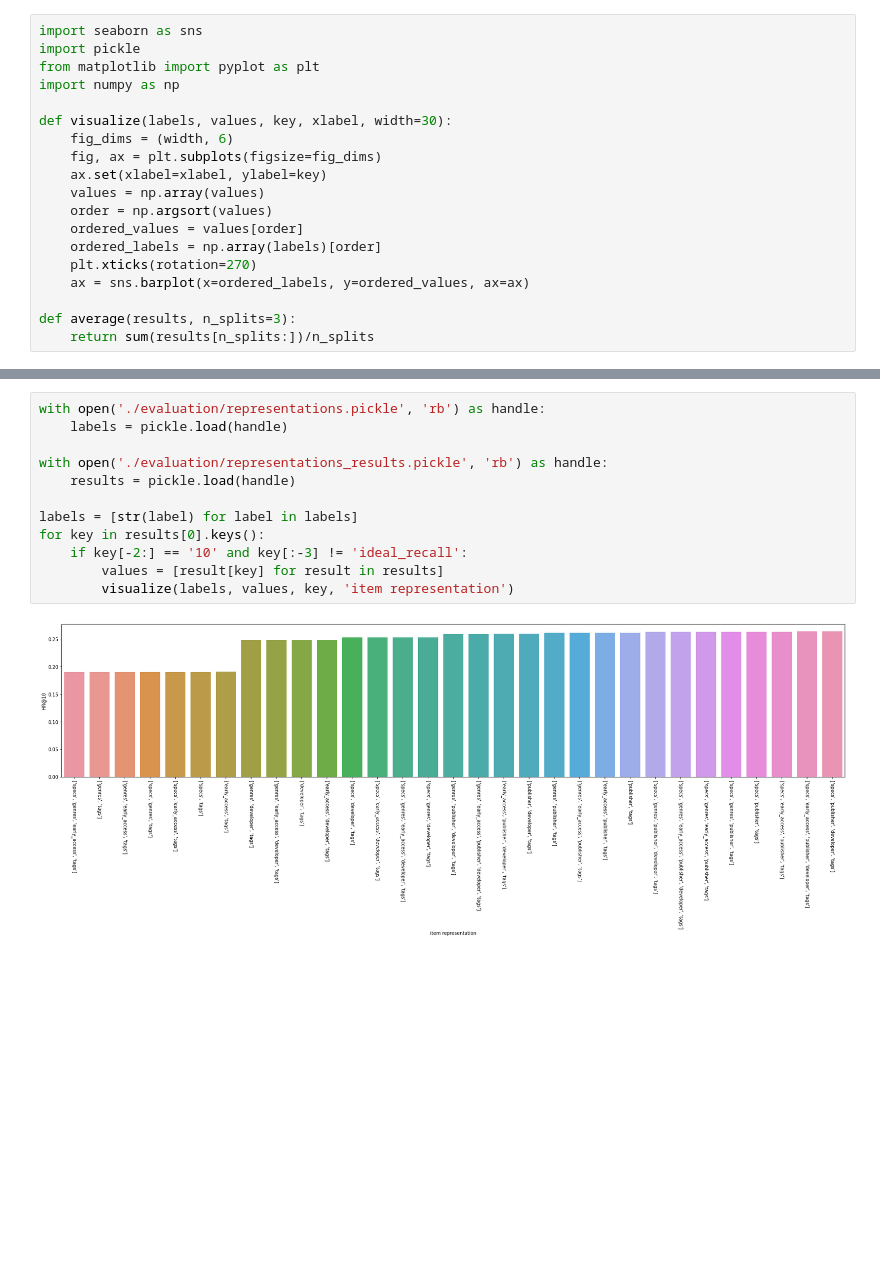
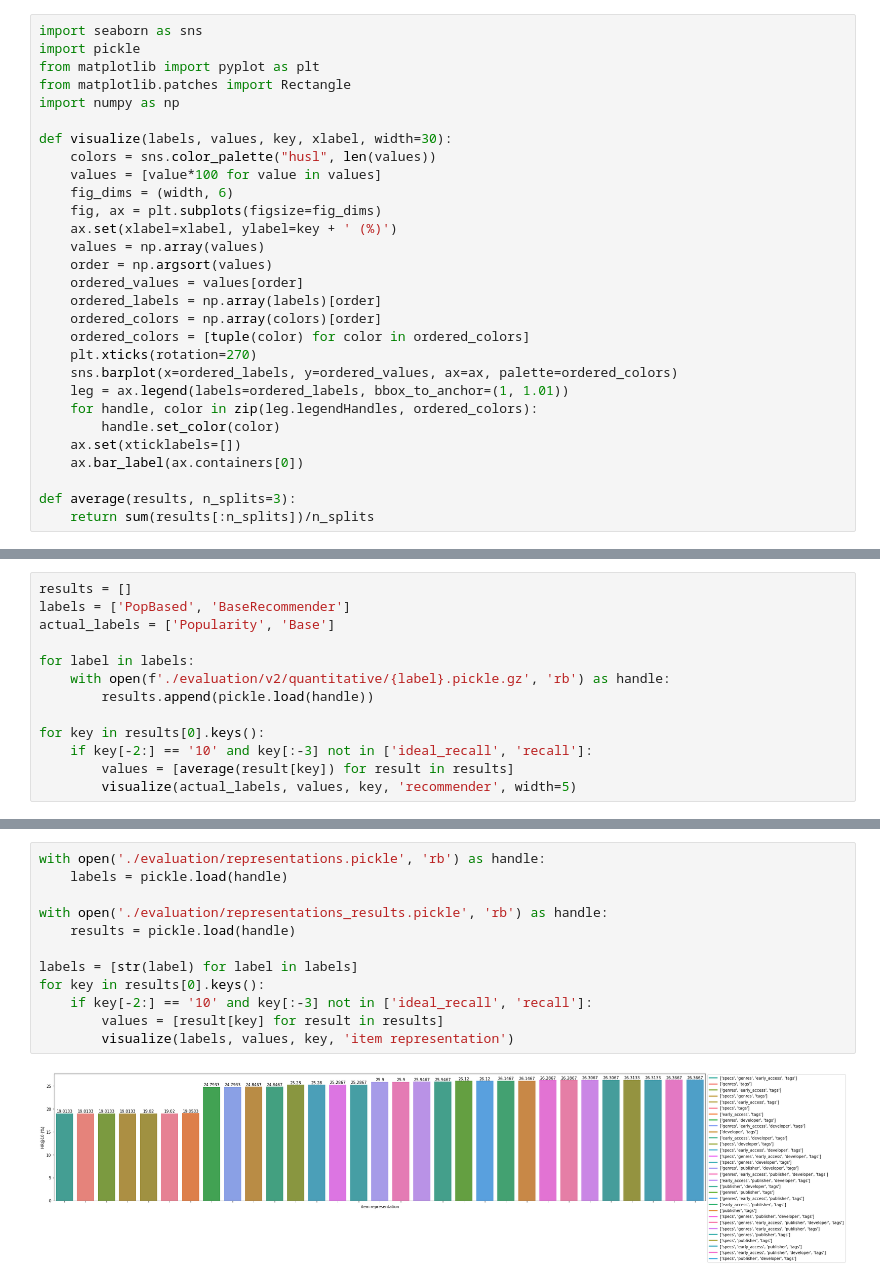
Before and after one commit to lderoeck/AI-Project, a Jupyter notebook: visualizations.ipynb, the cells around one changed output, grey strips where cells are left out. Saved outputs shown, nothing was run; the diff lists cells and outputs as text; blank space fills up the shorter version.

```diff
--- a/visualizations.ipynb
+++ b/visualizations.ipynb
@@ -2,18 +4,28 @@
 import seaborn as sns
 import pickle
 from matplotlib import pyplot as plt
+from matplotlib.patches import Rectangle
 import numpy as np
 
 def visualize(labels, values, key, xlabel, width=30):
+    colors = sns.color_palette("husl", len(values))
+    values = [value*100 for value in values]
     fig_dims = (width, 6)
     fig, ax = plt.subplots(figsize=fig_dims)
-    ax.set(xlabel=xlabel, ylabel=key)
+    ax.set(xlabel=xlabel, ylabel=key + ' (%)')
     values = np.array(values)
     order = np.argsort(values)
     ordered_values = values[order]
     ordered_labels = np.array(labels)[order]
+    ordered_colors = np.array(colors)[order]
+    ordered_colors = [tuple(color) for color in ordered_colors]
     plt.xticks(rotation=270)
-    ax = sns.barplot(x=ordered_labels, y=ordered_values, ax=ax)
+    sns.barplot(x=ordered_labels, y=ordered_values, ax=ax, palette=ordered_colors)
+    leg = ax.legend(labels=ordered_labels, bbox_to_anchor=(1, 1.01))
+    for handle, color in zip(leg.legendHandles, ordered_colors):
+        handle.set_color(color)
+    ax.set(xticklabels=[])
+    ax.bar_label(ax.containers[0])
 
 def average(results, n_splits=3):
-    return sum(results[n_splits:])/n_splits
+    return sum(results[:n_splits])/n_splits
@@ -19,0 +34,13 @@ def average(results, n_splits=3):
+# %%
+results = []
+labels = ['PopBased', 'BaseRecommender']
+actual_labels = ['Popularity', 'Base']
+
+for label in labels:
+    with open(f'./evaluation/v2/quantitative/{label}.pickle.gz', 'rb') as handle:
+        results.append(pickle.load(handle))
+
+for key in results[0].keys():
+    if key[-2:] == '10' and key[:-3] not in ['ideal_recall', 'recall']:
+        values = [average(result[key]) for result in results]
+        visualize(actual_labels, values, key, 'recommender', width=5)
@@ -20,14 +57,14 @@ def average(results, n_splits=3):
 # %%
 with open('./evaluation/representations.pickle', 'rb') as handle:
     labels = pickle.load(handle)
 
 with open('./evaluation/representations_results.pickle', 'rb') as handle:
     results = pickle.load(handle)
 
 labels = [str(label) for label in labels]
 for key in results[0].keys():
-    if key[-2:] == '10' and key[:-3] != 'ideal_recall':
+    if key[-2:] == '10' and key[:-3] not in ['ideal_recall', 'recall']:
         values = [result[key] for result in results]
         visualize(labels, values, key, 'item representation')
 # %% [output]
-[figure, old version]
+[figure, new version]
```
Also changed, not shown: parts of 18 cells of this notebook.
